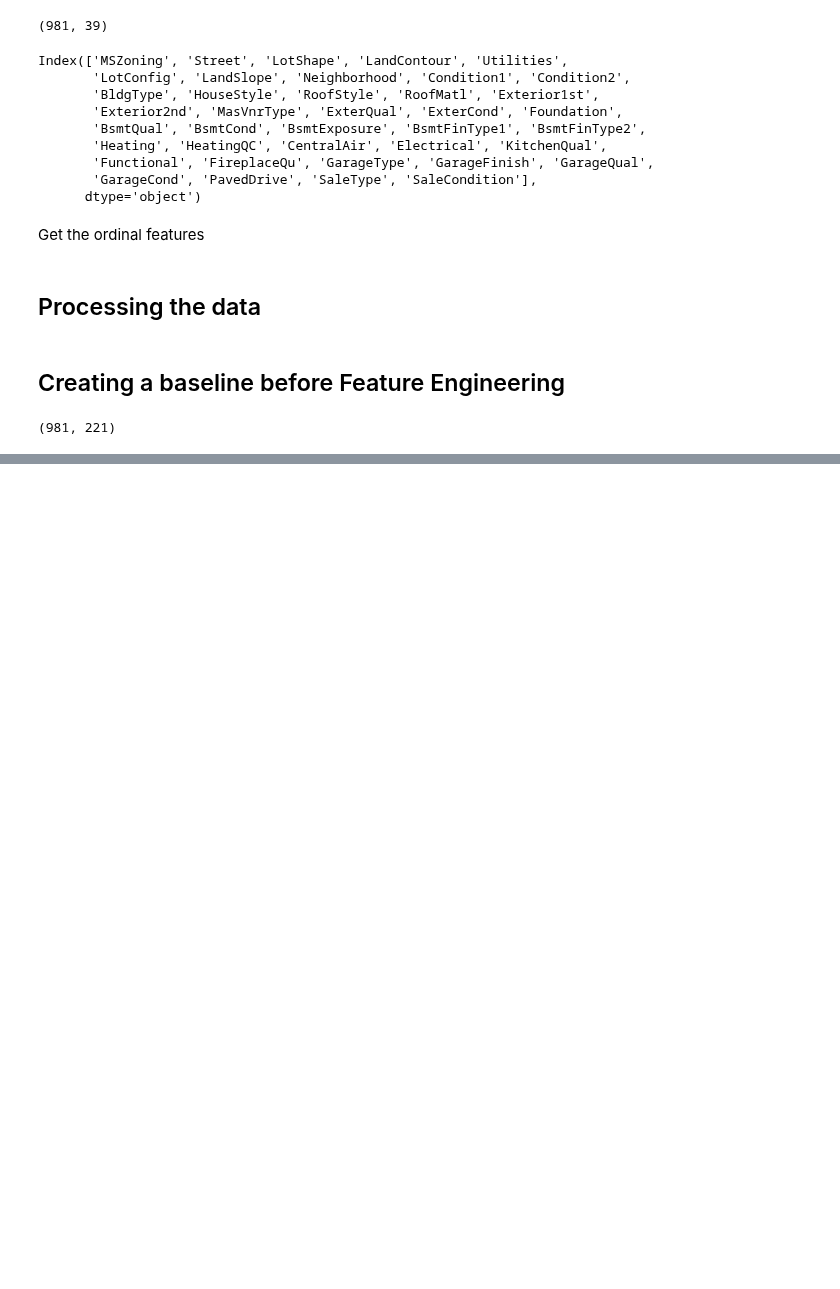
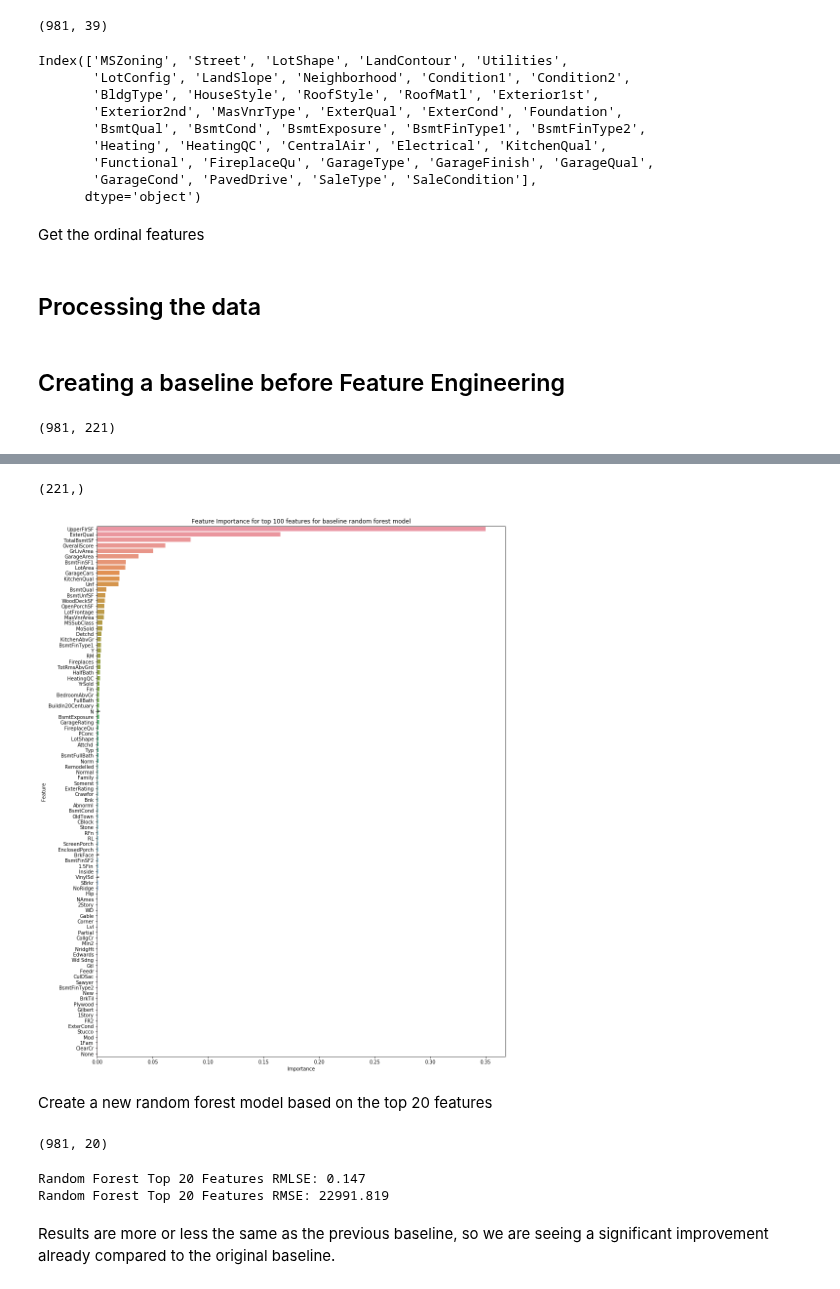
Before and after one commit to Ryan95Z/ml-house-prices, a Jupyter notebook: notebooks/2. Feature Engineering.ipynb, the cells around one changed output, grey strips where cells are left out. Cells and saved outputs as stored; diff of their text form; code cells hidden in the pictures; blank space fills up the shorter version.

Commit message:
created a new model that is showing a better result compared to the baseline with fewer features since creating new features

```diff
--- a/notebooks/2. Feature Engineering.ipynb
+++ b/notebooks/2. Feature Engineering.ipynb
@@ -277,7 +286,6 @@ numeric_cols = [
      'MSSubClass',
      'LotFrontage',
      'LotArea',
-     'YearRemodAdd',
      'MasVnrArea',
      'BsmtFinSF1',
      'BsmtFinSF2',
@@ -308,7 +316,8 @@ numeric_cols = [
      'UpperFlrSF',
      'GarageRating',
      'ExterRating',
-     'BuildIn20Centuary'
+     'BuildIn20Centuary',
+     'Remodelled'
 ]
 
 categorical_features = [
@@ -352,7 +361,7 @@ processing_pipeline = Pipeline([
     ('processing', ColumnTransformer([
         ('numeric', numeric_pipeline, numeric_cols),
         ('ordinal', ordinal_pipeline, ordinal_cols),
-        ('categorical', categorical_pipeline, categorical_cols)
+        ('categorical', categorical_pipeline, categorical_cols.tolist())
     ]))
 ])
 # %%
@@ -395,0 +401,2 @@ X_train_processed.shape
+# %%
+rand_forest_baseline.fit(X_train_processed, y_train)
@@ -395,0 +411,42 @@ X_train_processed.shape
+# %%
+categorical_one_hot_features = processing_pipeline['processing'].transformers_[2][1]['one_hot'].categories_
+categorical_one_hot_features = np.concatenate(categorical_one_hot_features)
+categorical_one_hot_features
+
+baseline_features = np.asarray(numeric_cols + ordinal_cols)
+baseline_features = np.concatenate([baseline_features, categorical_one_hot_features])
+baseline_features.shape
+# %% [output]
+(221,)
+# %%
+baseline_features_importance = rand_forest_baseline.feature_importances_
+top_100_features_indices = np.argsort(baseline_features_importance)[::-1][:100]
+
+plt.figure(figsize=(15, 20))
+sns.barplot(baseline_features_importance[top_100_features_indices], baseline_features[top_100_features_indices])
+plt.xlabel('Importance')
+plt.ylabel('Feature')
+plt.title('Feature Importance for top 100 features for baseline random forest model')
+plt.show()
+# %% [output]
+[figure, added]
+# %% [markdown]
+Create a new random forest model based on the top 20 features
+# %%
+top_20_feature_indices = top_100_features_indices[:20]
+
+X_train_top_20_features = X_train_processed[:, top_20_feature_indices]
+X_train_top_20_features.shape
+# %% [output]
+(981, 20)
+# %%
+rand_forest_top_20_features = RandomForestRegressor(random_state=RANDOM_STATE)
+scores = cross_val_regression(rand_forest_top_20_features, X_train_top_20_features, y_train)
+
+print('Random Forest Top 20 Features RMLSE: {:.3f}'.format(scores['rmlse']))
+print('Random Forest Top 20 Features RMSE: {:.3f}'.format(scores['rmse']))
+# %% [output]
+Random Forest Top 20 Features RMLSE: 0.147
+Random Forest Top 20 Features RMSE: 22991.819
+# %% [markdown]
+Results are more or less the same as the previous baseline, so we are seeing a significant improvement already compared to the original baseline.
```
Also changed, not shown: parts of 7 cells of this notebook.
